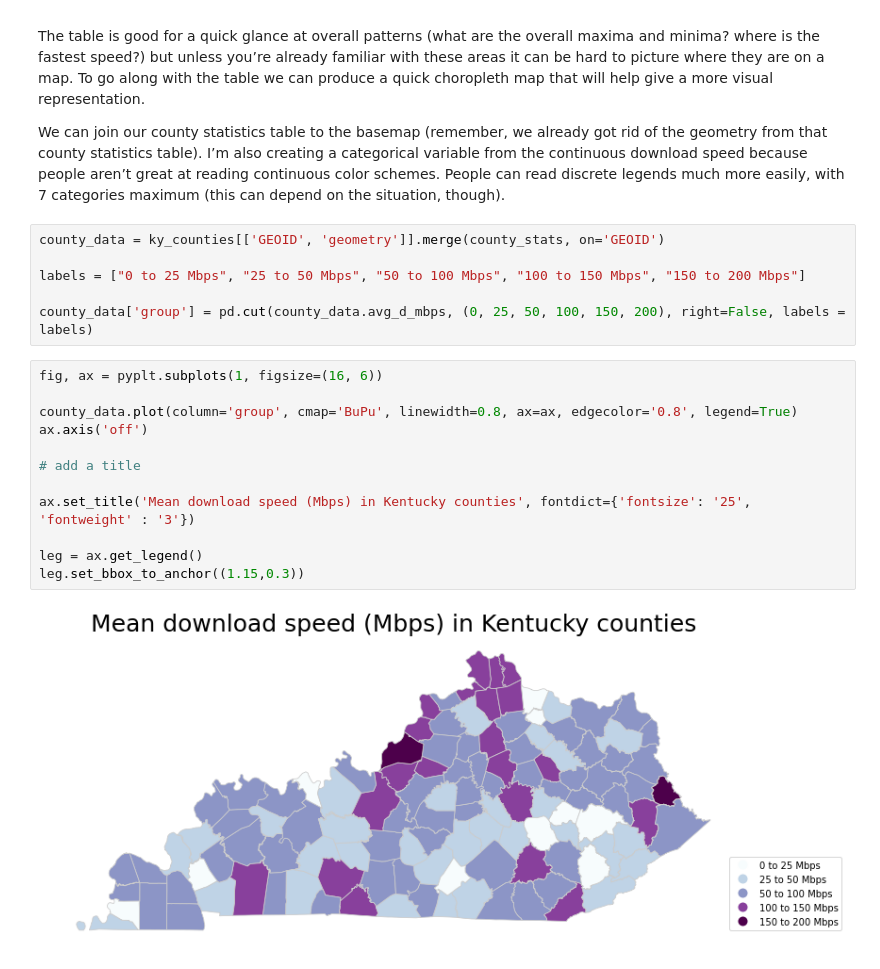
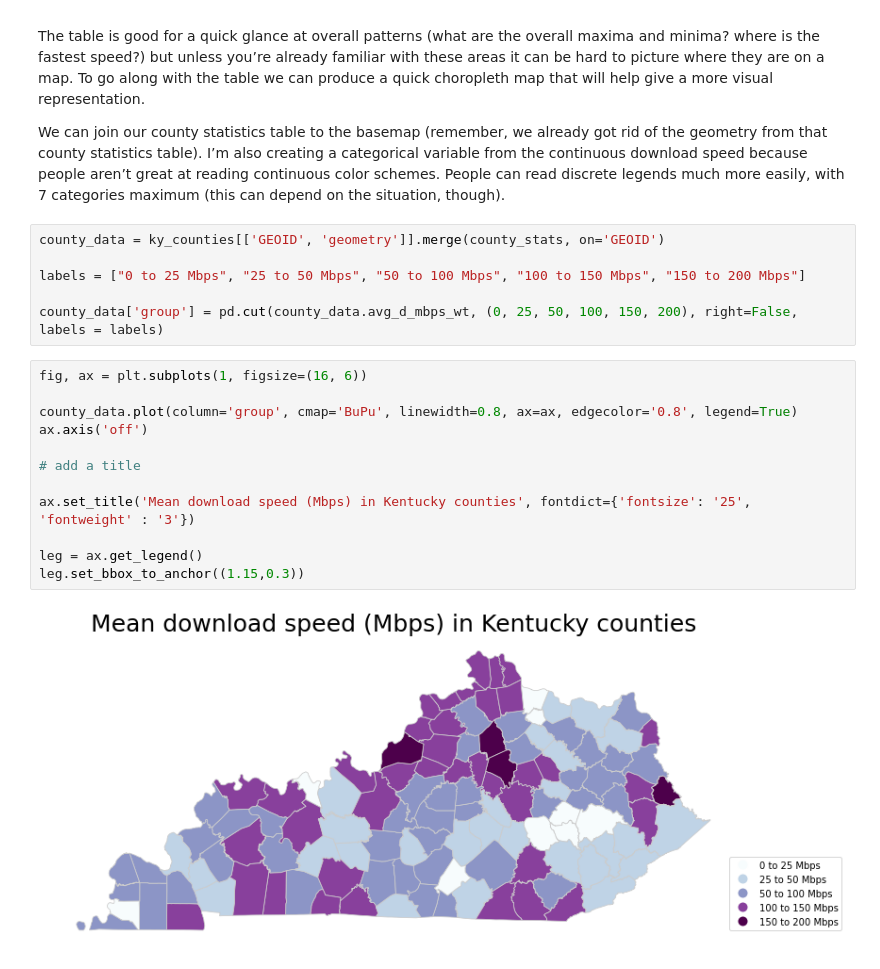
Before and after one commit to teamookla/ookla-open-data, a Jupyter notebook: tutorials/aggregate_by_county_py.ipynb, the cells around one changed output. Saved outputs shown, nothing was run; the diff lists cells and outputs as text.

```diff
--- a/tutorials/aggregate_by_county_py.ipynb
+++ b/tutorials/aggregate_by_county_py.ipynb
@@ -146,18 +104,18 @@ county_data = ky_counties[['GEOID', 'geometry']].merge(county_stats, on='GEOID')
 
 labels = ["0 to 25 Mbps", "25 to 50 Mbps", "50 to 100 Mbps", "100 to 150 Mbps", "150 to 200 Mbps"]
 
-county_data['group'] = pd.cut(county_data.avg_d_mbps, (0, 25, 50, 100, 150, 200), right=False, labels = labels)
+county_data['group'] = pd.cut(county_data.avg_d_mbps_wt, (0, 25, 50, 100, 150, 200), right=False, labels = labels)
 # %%
-fig, ax = pyplt.subplots(1, figsize=(16, 6))
+fig, ax = plt.subplots(1, figsize=(16, 6))
 
 county_data.plot(column='group', cmap='BuPu', linewidth=0.8, ax=ax, edgecolor='0.8', legend=True)
 ax.axis('off')
 
 # add a title
 
 ax.set_title('Mean download speed (Mbps) in Kentucky counties', fontdict={'fontsize': '25', 'fontweight' : '3'})
 
 leg = ax.get_legend()
 leg.set_bbox_to_anchor((1.15,0.3))
 # %% [output]
-[figure, old version]
+[figure, new version]
```
Also changed, not shown: parts of 4 cells of this notebook.
